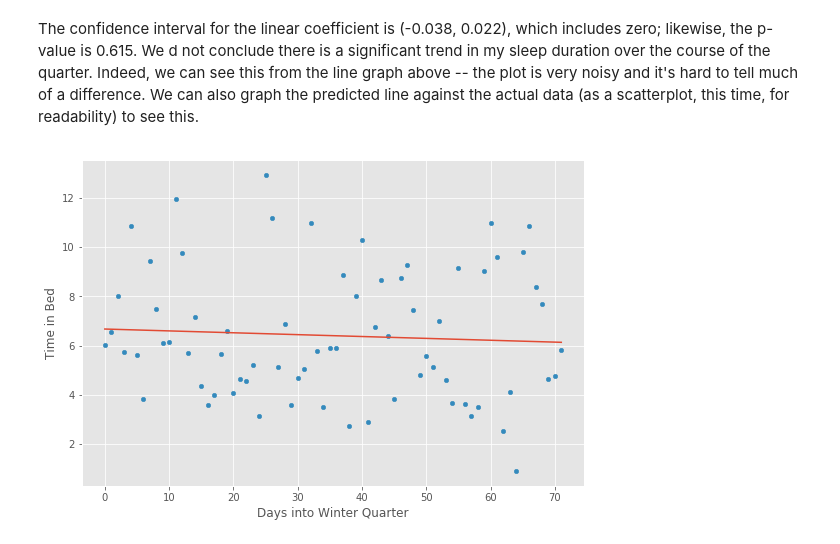
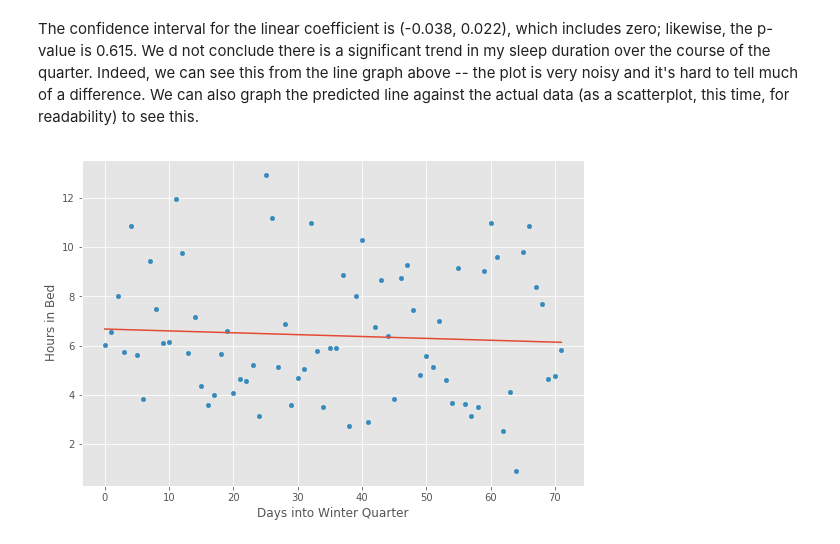
Before and after one commit to tuchandra/sleep-analysis, a Jupyter notebook: Stats and Sleep.ipynb, the cells around one changed output. Cells and saved outputs as stored; diff of their text form; code cells hidden in the pictures.

```diff
--- a/Stats and Sleep.ipynb
+++ b/Stats and Sleep.ipynb
@@ -87,7 +87,6 @@ We are interested in the total time spent in bed and the average bedtime during
 # %%
 # Dates of interest, and NamedTuple to hold relevant info
 dates = pd.date_range("2017-01-03", "2017-03-15")
-WinterQInfo = namedtuple("WinterQInfo", ["duration", "bedtime"])
 
 data = []
 
@@ -99,17 +98,15 @@ for date in dates:
 
         for sleep_event in date_data["sleep"]:
             if sleep_event["isMainSleep"]:
-                data.append(WinterQInfo(sleep_event["timeInBed"],
-                                        pd.to_datetime(sleep_event["startTime"])))
+                data.append(sleep_event["timeInBed"])
 
 # Convert to Pandas dataframe
-df = pd.DataFrame(data, columns = data[0]._fields, index = dates)
+df = pd.DataFrame(data, columns = ["duration"], index = dates)
 # %% [markdown]
 Let's clean this a little. Add a column for the number of days since the start of winter (this will make regression much easier). Convert the durations from minutes to hours. Finally, treat bedtime as a decimal (e.g., 5:30 -> 5.5). We can look at the first few entries to get a feel for the data.
 # %%
 df["date_delta"] = (df.index - dates.min())  / np.timedelta64(1,'D')
 df["duration"] /= 60
-df["bedtime"] = df["bedtime"].dt.hour + df["bedtime"].dt.minute / 60.0
 
 df.head()
 # %% [output]
@@ -143,12 +140,12 @@ The confidence interval for the linear coefficient is (-0.038, 0.022), which inc
 # %%
 # Make predictions for the lowest and highest dates, then interpolate
 date_bounds = pd.DataFrame({"date_delta": [df.date_delta.min(), df.date_delta.max()]})
 preds = model.predict(date_bounds)
 
 # Plot the durations, then the predictions
 df.plot.scatter(x = "date_delta", y = "duration")
 plt.plot(date_bounds, preds)
 plt.xlabel("Days into Winter Quarter")
-plt.ylabel("Time in Bed");
+plt.ylabel("Hours in Bed");
 # %% [output]
-[figure, old version]
+[figure, new version]
```
Also changed, not shown: parts of 8 cells of this notebook.
